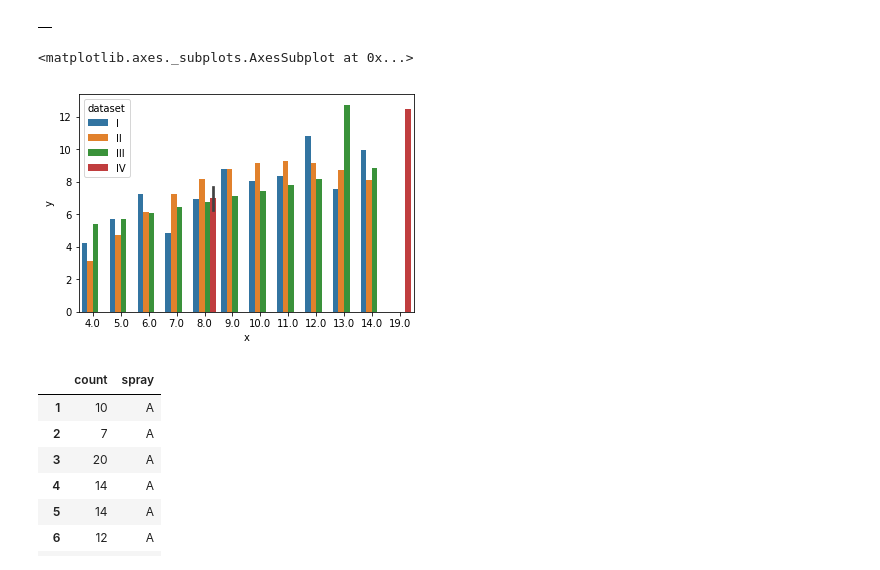
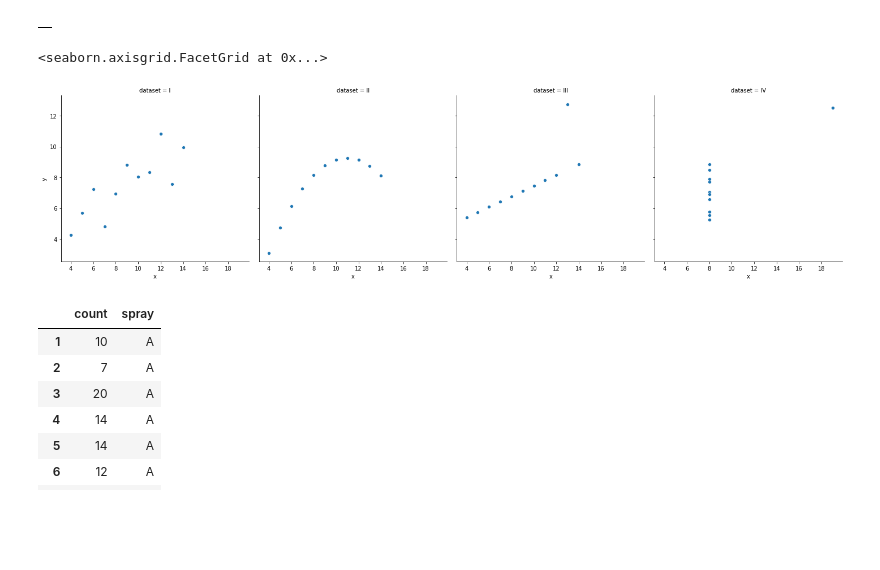
Before and after one commit to josephburton06/python-exercises, a Jupyter notebook: 4.9_seaborn_exercises.py.ipynb, the cells around one changed output. Cells and saved outputs as stored; diff of their text form; code cells hidden in the pictures; blank space fills up the shorter version.

```diff
--- a/4.9_seaborn_exercises.py.ipynb
+++ b/4.9_seaborn_exercises.py.ipynb
@@ -78,10 +78,11 @@ anscombe[['dataset','x','y']].groupby('dataset').agg(np.mean, 'min', 'max')
 |  |
 # %%
 # Plot the x and y values from the anscombe data. Each dataset should be in a separate column.
-sns.barplot(data=anscombe, x='x', y='y', hue='dataset')
+ans_split = anscombe[['dataset', 'x','y']].groupby('dataset').describe()
+sns.relplot(data=anscombe, x='x', y='y', col='dataset')
 # %% [output]
-<matplotlib.axes._subplots.AxesSubplot at 0x...>
+<seaborn.axisgrid.FacetGrid at 0x...>
-[figure, old version]
+[figure, new version]
 # %%
 # Load the InsectSprays dataset and read it's documentation.
 from pydataset import data
```
Also changed, not shown: parts of 3 cells of this notebook.
